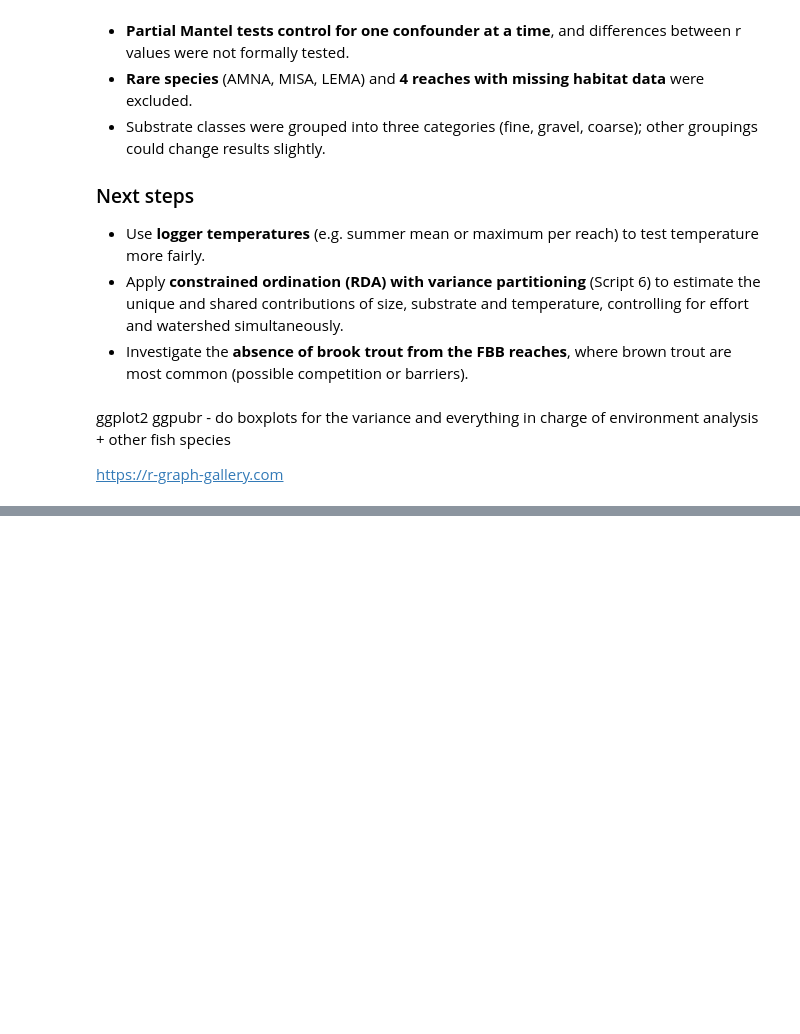
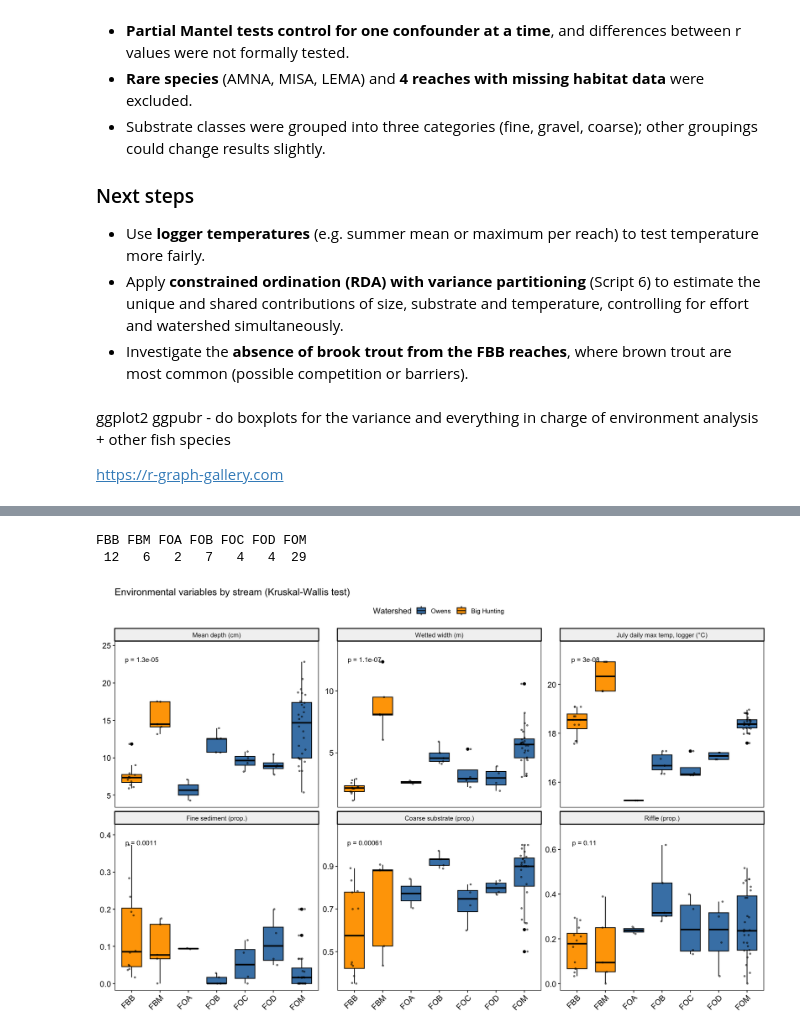
Before and after one commit to liana1026/Rapport, a Jupyter notebook: fish_EDA.ipynb, the cells around one changed output, grey strips where cells are left out. Saved outputs shown, nothing was run; the diff lists cells and outputs as text; code cells hidden in the pictures; blank space fills up the shorter version.

```diff
--- a/fish_EDA.ipynb
+++ b/fish_EDA.ipynb
@@ -1422,0 +1687,27 @@ https://r-graph-gallery.com
+# %%
+key_vars <- c(Depth = "Mean depth (cm)", WettedWidth = "Wetted width (m)",
+              July_meanmax = "July daily max temp, logger (°C)",
+              Fine = "Fine sediment (prop.)", Coarse = "Coarse substrate (prop.)", RIFF = "Riffle (prop.)")
+
+st_long <- stack(reach_df[, names(key_vars)])
+names(st_long) <- c("Value", "Variable")
+st_long$Variable  <- factor(key_vars[as.character(st_long$Variable)], levels = key_vars)
+st_long$Stream    <- rep(reach_df$Stream, times = length(key_vars))
+st_long$Watershed <- rep(reach_df$Watershed, times = length(key_vars))
+st_long <- st_long[!is.na(st_long$Value), ]
+
+options(repr.plot.width = 14, repr.plot.height = 9)
+ggboxplot(st_long, x = "Stream", y = "Value", fill = "Watershed",
+          palette = c("steelblue", "orange"),
+          facet.by = "Variable", scales = "free_y", ncol = 3, xlab = FALSE, ylab = FALSE) +
+  geom_jitter(width = 0.15, size = 0.8, alpha = 0.5) +
+  stat_compare_means(method = "kruskal.test", label = "p.format", label.x.npc = "left", size = 3.5) +
+  scale_y_continuous(expand = expansion(mult = c(0.05, 0.15))) +
+  rotate_x_text(45) +
+  ggtitle("Environmental variables by stream (Kruskal-Wallis test)")
+
+table(reach_df$Stream)   # number of reaches per stream
+# %% [output]
+FBB FBM FOA FOB FOC FOD FOM
+ 12   6   2   7   4   4  29
+[figure, added]
```
Also changed, not shown: parts of 34 cells of this notebook.
